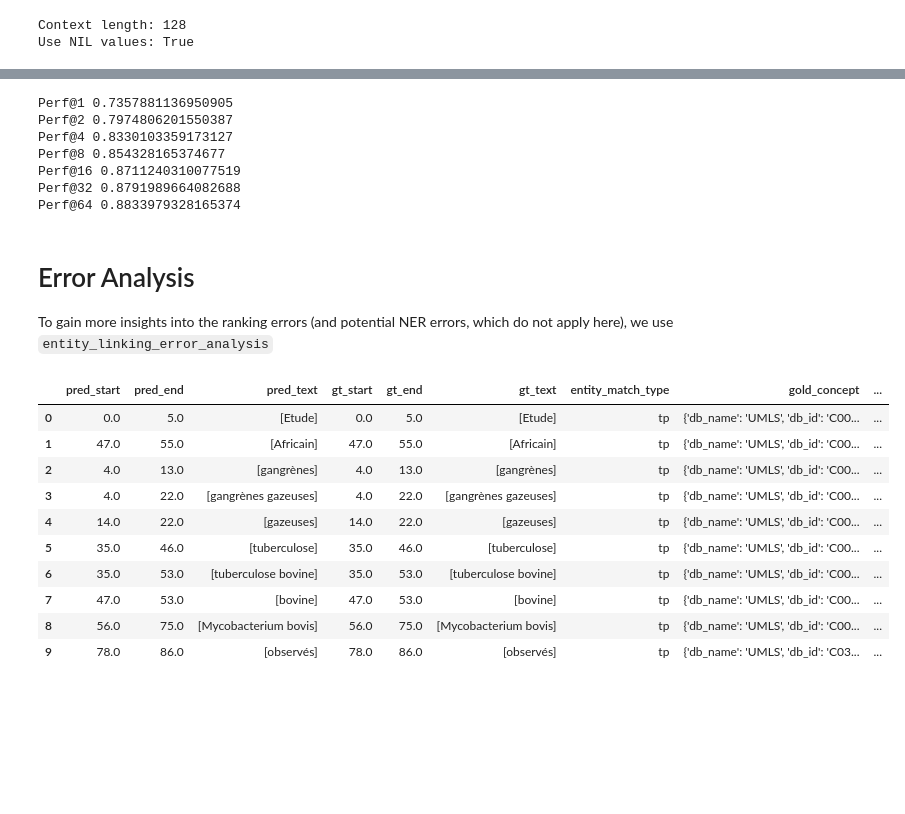
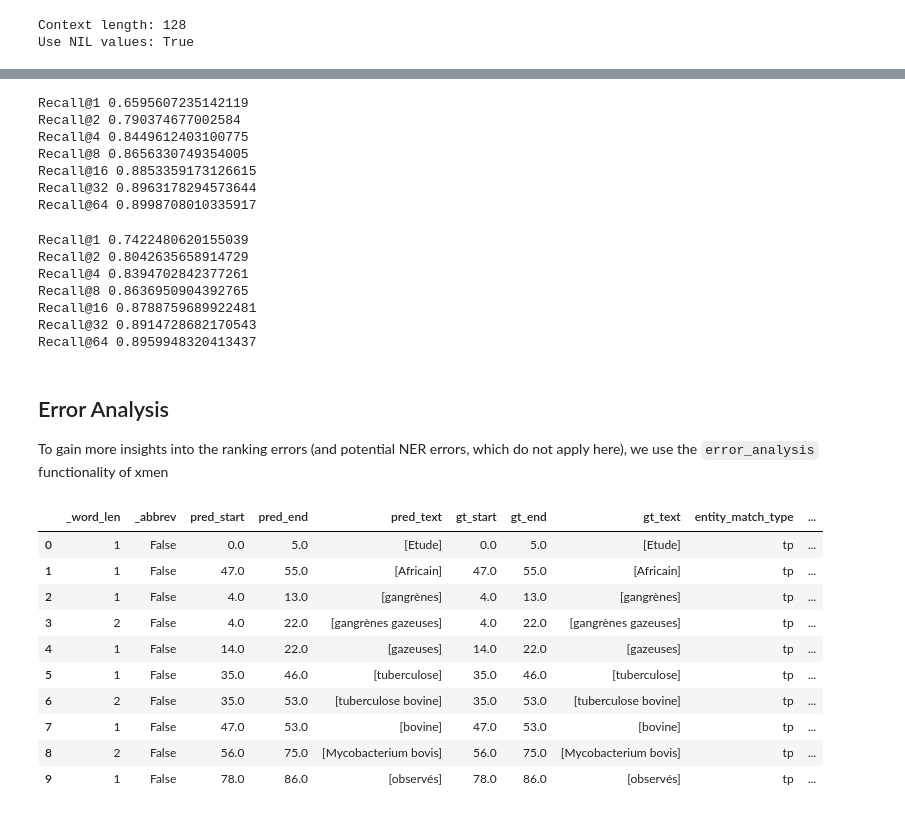
Before and after one commit to hpi-dhc/xmen, a Jupyter notebook: notebooks/00_Getting_Started.ipynb, the cells around one changed output, grey strips where cells are left out. Saved outputs shown, nothing was run; the diff lists cells and outputs as text; code cells hidden in the pictures; blank space fills up the shorter version.

Commit message:
Getting Started Update

```diff
--- a/notebooks/00_Getting_Started.ipynb
+++ b/notebooks/00_Getting_Started.ipynb
@@ -173,14 +188,25 @@ evaluate(dataset['test'], prediction, top_k_predictions=1)
 # %%
-_ = evaluate_at_k(dataset['test'], prediction)
+from xmen.evaluation import evaluate_at_k
+_ = evaluate_at_k(dataset['test'], candidates['test'])
 # %% [output]
-Perf@1 0.7357881136950905
-Perf@2 0.7974806201550387
-Perf@4 0.8330103359173127
-Perf@8 0.854328165374677
-Perf@16 0.8711240310077519
-Perf@32 0.8791989664082688
-Perf@64 0.8833979328165374
+Recall@1 0.6595607235142119
+Recall@2 0.790374677002584
+Recall@4 0.8449612403100775
+Recall@8 0.8656330749354005
+Recall@16 0.8853359173126615
+Recall@32 0.8963178294573644
+Recall@64 0.8998708010335917
+# %%
+_ = evaluate_at_k(dataset['test'], prediction_fs)
+# %% [output]
+Recall@1 0.7422480620155039
+Recall@2 0.8042635658914729
+Recall@4 0.8394702842377261
+Recall@8 0.8636950904392765
+Recall@16 0.8788759689922481
+Recall@32 0.8914728682170543
+Recall@64 0.8959948320413437
 # %% [markdown]
-# Error Analysis
+## Error Analysis
 
-To gain more insights into the ranking errors (and potential NER errors, which do not apply here), we use `entity_linking_error_analysis`
+To gain more insights into the ranking errors (and potential NER errors, which do not apply here), we use the `error_analysis` functionality of xmen
@@ -187,18 +215,18 @@ To gain more insights into the ranking errors (and potential NER errors, which d
 # %%
 # Before re-ranking
-error_analysis = entity_linking_error_analysis(dataset['test'], candidates['test'])
-error_analysis.head(10)
+ea_df = error_analysis(dataset['test'], candidates['test'])
+ea_df.head(10)
 # %% [output]
-|  | pred_start | pred_end | pred_text | gt_start | gt_end | gt_text | entity_match_type | gold_concept | ... |
-| 0 | 0.0 | 5.0 | [Etude] | 0.0 | 5.0 | [Etude] | tp | {'db_name': 'UMLS', 'db_id': 'C00... | ... |
-| 1 | 47.0 | 55.0 | [Africain] | 47.0 | 55.0 | [Africain] | tp | {'db_name': 'UMLS', 'db_id': 'C00... | ... |
-| 2 | 4.0 | 13.0 | [gangrènes] | 4.0 | 13.0 | [gangrènes] | tp | {'db_name': 'UMLS', 'db_id': 'C00... | ... |
-| 3 | 4.0 | 22.0 | [gangrènes gazeuses] | 4.0 | 22.0 | [gangrènes gazeuses] | tp | {'db_name': 'UMLS', 'db_id': 'C00... | ... |
-| 4 | 14.0 | 22.0 | [gazeuses] | 14.0 | 22.0 | [gazeuses] | tp | {'db_name': 'UMLS', 'db_id': 'C00... | ... |
-| 5 | 35.0 | 46.0 | [tuberculose] | 35.0 | 46.0 | [tuberculose] | tp | {'db_name': 'UMLS', 'db_id': 'C00... | ... |
-| 6 | 35.0 | 53.0 | [tuberculose bovine] | 35.0 | 53.0 | [tuberculose bovine] | tp | {'db_name': 'UMLS', 'db_id': 'C00... | ... |
-| 7 | 47.0 | 53.0 | [bovine] | 47.0 | 53.0 | [bovine] | tp | {'db_name': 'UMLS', 'db_id': 'C00... | ... |
-| 8 | 56.0 | 75.0 | [Mycobacterium bovis] | 56.0 | 75.0 | [Mycobacterium bovis] | tp | {'db_name': 'UMLS', 'db_id': 'C00... | ... |
-| 9 | 78.0 | 86.0 | [observés] | 78.0 | 86.0 | [observés] | tp | {'db_name': 'UMLS', 'db_id': 'C03... | ... |
+|  | _word_len | _abbrev | pred_start | pred_end | pred_text | gt_start | gt_end | gt_text | entity_match_type | ... |
+| 0 | 1 | False | 0.0 | 5.0 | [Etude] | 0.0 | 5.0 | [Etude] | tp | ... |
+| 1 | 1 | False | 47.0 | 55.0 | [Africain] | 47.0 | 55.0 | [Africain] | tp | ... |
+| 2 | 1 | False | 4.0 | 13.0 | [gangrènes] | 4.0 | 13.0 | [gangrènes] | tp | ... |
+| 3 | 2 | False | 4.0 | 22.0 | [gangrènes gazeuses] | 4.0 | 22.0 | [gangrènes gazeuses] | tp | ... |
+| 4 | 1 | False | 14.0 | 22.0 | [gazeuses] | 14.0 | 22.0 | [gazeuses] | tp | ... |
+| 5 | 1 | False | 35.0 | 46.0 | [tuberculose] | 35.0 | 46.0 | [tuberculose] | tp | ... |
+| 6 | 2 | False | 35.0 | 53.0 | [tuberculose bovine] | 35.0 | 53.0 | [tuberculose bovine] | tp | ... |
+| 7 | 1 | False | 47.0 | 53.0 | [bovine] | 47.0 | 53.0 | [bovine] | tp | ... |
+| 8 | 2 | False | 56.0 | 75.0 | [Mycobacterium bovis] | 56.0 | 75.0 | [Mycobacterium bovis] | tp | ... |
+| 9 | 1 | False | 78.0 | 86.0 | [observés] | 78.0 | 86.0 | [observés] | tp | ... |
 # %%
 # After Re-Ranking
```
Also changed, not shown: parts of 19 cells of this notebook, 1 other file.
